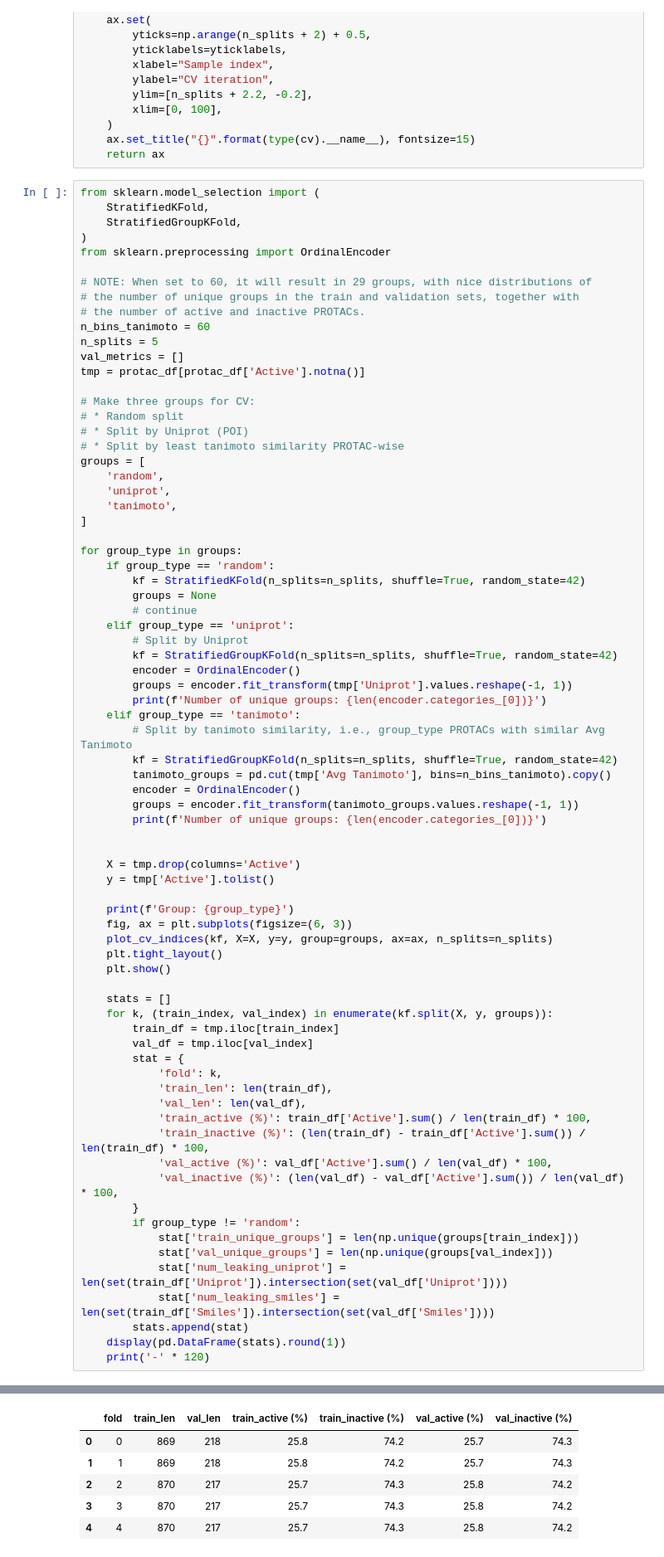
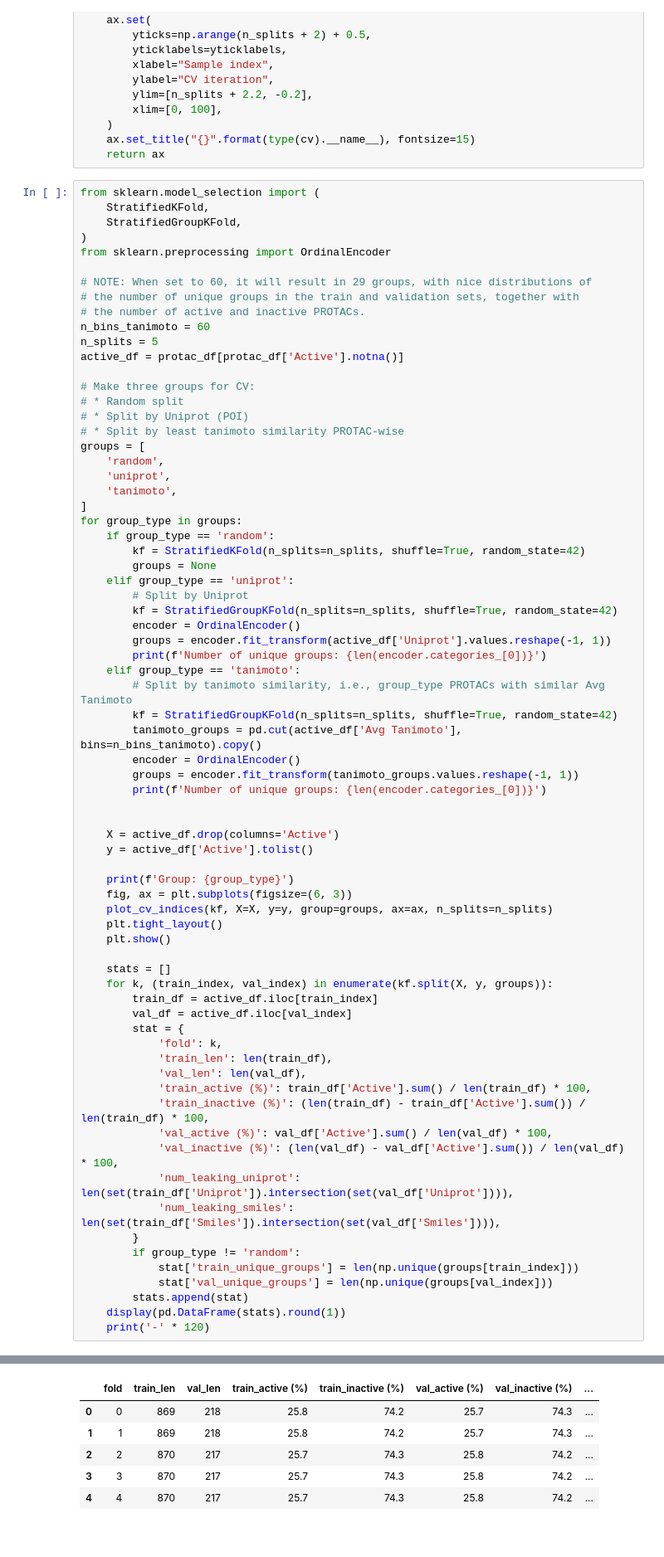
Before and after one commit to ribesstefano/PROTAC-Degradation-Predictor, a Jupyter notebook: notebooks/protac_degradation_predictor.ipynb, the cells around one changed output, grey strips where cells are left out. Shown at 83% size. Drawn from its saved outputs; the diff is of its cells as text.

Commit message:
Written CV training code

```diff
--- a/notebooks/protac_degradation_predictor.ipynb
+++ b/notebooks/protac_degradation_predictor.ipynb
@@ -1125,8 +1112,7 @@ from sklearn.preprocessing import OrdinalEncoder
 # the number of active and inactive PROTACs.
 n_bins_tanimoto = 60
 n_splits = 5
-val_metrics = []
-tmp = protac_df[protac_df['Active'].notna()]
+active_df = protac_df[protac_df['Active'].notna()]
 
 # Make three groups for CV:
 # * Random split
@@ -1137,66 +1123,64 @@ groups = [
     'uniprot',
     'tanimoto',
 ]
-
 for group_type in groups:
     if group_type == 'random':
         kf = StratifiedKFold(n_splits=n_splits, shuffle=True, random_state=42)
         groups = None
-        # continue
     elif group_type == 'uniprot':
         # Split by Uniprot
         kf = StratifiedGroupKFold(n_splits=n_splits, shuffle=True, random_state=42)
         encoder = OrdinalEncoder()
-        groups = encoder.fit_transform(tmp['Uniprot'].values.reshape(-1, 1))
+        groups = encoder.fit_transform(active_df['Uniprot'].values.reshape(-1, 1))
         print(f'Number of unique groups: {len(encoder.categories_[0])}')
     elif group_type == 'tanimoto':
         # Split by tanimoto similarity, i.e., group_type PROTACs with similar Avg Tanimoto
         kf = StratifiedGroupKFold(n_splits=n_splits, shuffle=True, random_state=42)
-        tanimoto_groups = pd.cut(tmp['Avg Tanimoto'], bins=n_bins_tanimoto).copy()
+        tanimoto_groups = pd.cut(active_df['Avg Tanimoto'], bins=n_bins_tanimoto).copy()
         encoder = OrdinalEncoder()
         groups = encoder.fit_transform(tanimoto_groups.values.reshape(-1, 1))
         print(f'Number of unique groups: {len(encoder.categories_[0])}')
 
 
-    X = tmp.drop(columns='Active')
-    y = tmp['Active'].tolist()
+    X = active_df.drop(columns='Active')
+    y = active_df['Active'].tolist()
 
     print(f'Group: {group_type}')
     fig, ax = plt.subplots(figsize=(6, 3))
     plot_cv_indices(kf, X=X, y=y, group=groups, ax=ax, n_splits=n_splits)
     plt.tight_layout()
     plt.show()
 
     stats = []
     for k, (train_index, val_index) in enumerate(kf.split(X, y, groups)):
-        train_df = tmp.iloc[train_index]
-        val_df = tmp.iloc[val_index]
+        train_df = active_df.iloc[train_index]
+        val_df = active_df.iloc[val_index]
         stat = {
             'fold': k,
             'train_len': len(train_df),
             'val_len': len(val_df),
             'train_active (%)': train_df['Active'].sum() / len(train_df) * 100,
             'train_inactive (%)': (len(train_df) - train_df['Active'].sum()) / len(train_df) * 100,
             'val_active (%)': val_df['Active'].sum() / len(val_df) * 100,
             'val_inactive (%)': (len(val_df) - val_df['Active'].sum()) / len(val_df) * 100,
+            'num_leaking_uniprot': len(set(train_df['Uniprot']).intersection(set(val_df['Uniprot']))),
+            'num_leaking_smiles': len(set(train_df['Smiles']).intersection(set(val_df['Smiles']))),
         }
         if group_type != 'random':
             stat['train_unique_groups'] = len(np.unique(groups[train_index]))
             stat['val_unique_groups'] = len(np.unique(groups[val_index]))
-            stat['num_leaking_uniprot'] = len(set(train_df['Uniprot']).intersection(set(val_df['Uniprot'])))
-            stat['num_leaking_smiles'] = len(set(train_df['Smiles']).intersection(set(val_df['Smiles'])))
         stats.append(stat)
     display(pd.DataFrame(stats).round(1))
     print('-' * 120)
 # %% [output]
 Group: random
 [figure]
-|  | fold | train_len | val_len | train_active (%) | train_inactive (%) | val_active (%) | val_inactive (%) |
-| 0 | 0 | 869 | 218 | 25.8 | 74.2 | 25.7 | 74.3 |
-| 1 | 1 | 869 | 218 | 25.8 | 74.2 | 25.7 | 74.3 |
-| 2 | 2 | 870 | 217 | 25.7 | 74.3 | 25.8 | 74.2 |
-| 3 | 3 | 870 | 217 | 25.7 | 74.3 | 25.8 | 74.2 |
-| 4 | 4 | 870 | 217 | 25.7 | 74.3 | 25.8 | 74.2 |
+|  | fold | train_len | val_len | train_active (%) | train_inactive (%) | val_active (%) | val_inactive (%) | ... |
+| 0 | 0 | 869 | 218 | 25.8 | 74.2 | 25.7 | 74.3 | ... |
+| 1 | 1 | 869 | 218 | 25.8 | 74.2 | 25.7 | 74.3 | ... |
+| 2 | 2 | 870 | 217 | 25.7 | 74.3 | 25.8 | 74.2 | ... |
+| 3 | 3 | 870 | 217 | 25.7 | 74.3 | 25.8 | 74.2 | ... |
+| 4 | 4 | 870 | 217 | 25.7 | 74.3 | 25.8 | 74.2 | ... |
 ------------------------------------------------------------------------------------------------------------------------
 Number of unique groups: 78
 Group: uniprot
```
Also changed, not shown: parts of 3 cells of this notebook.
